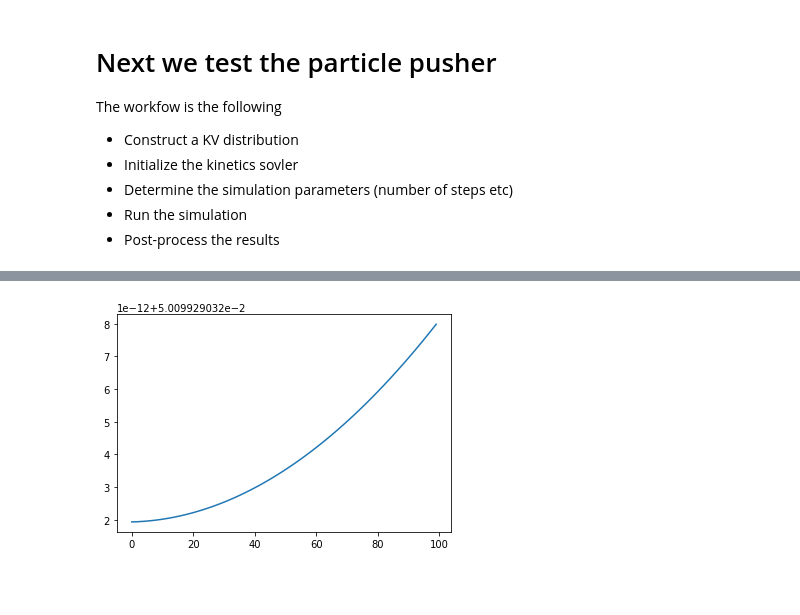
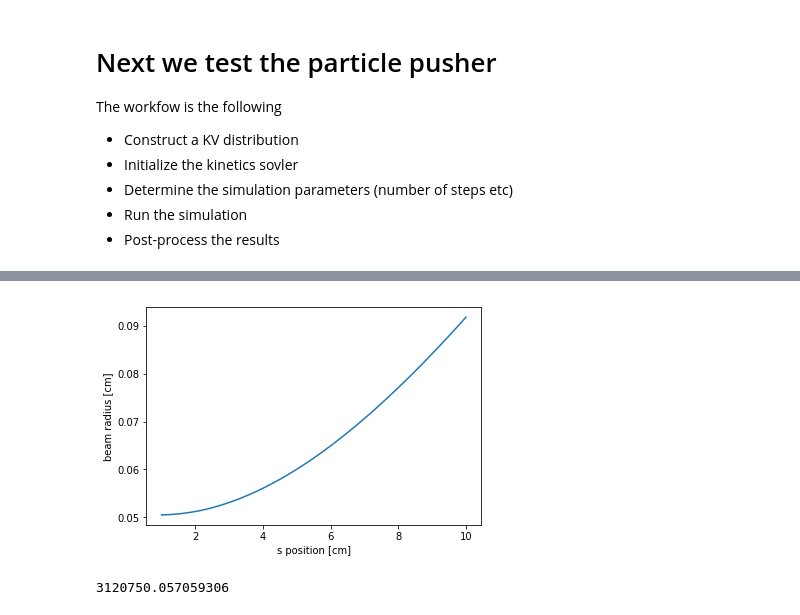
Before and after one commit to radiasoft/rsrespic, a Jupyter notebook: development/shell_gaussian_tests.ipynb, the cells around one changed output, grey strips where cells are left out. Cells and saved outputs as stored; diff of their text form; code cells hidden in the pictures; blank space fills up the shorter version.

Commit message:
Updating solver with correct units, expansion in a drift seems to be working properly

```diff
--- a/development/shell_gaussian_tests.ipynb
+++ b/development/shell_gaussian_tests.ipynb
@@ -193,9 +216,3 @@ while k < 100:
     r = np.sqrt((my_kv_beam.x  - x0)** 2 + (my_kv_beam.y - y0) **2)
     r_max.append(np.max(r))
     k = k + 1
-# %%
-plt.figure()
-plt.plot(r_max)
-plt.show()
-# %% [output]
-[figure, removed]
@@ -201,0 +234,17 @@ plt.show()
+# %%
+x = np.linspace(1,kinetics_solver.ds*k, k)
+
+plt.figure()
+plt.plot(x,r_max)
+
+plt.xlabel('s position [cm]')
+plt.ylabel('beam radius [cm]')
+
+
+plt.show()
+# %% [output]
+[figure, added]
+# %%
+my_kv_beam.weight
+# %% [output]
+3120750.057059306
```
Also changed, not shown: parts of 11 cells of this notebook, 3 other files.
